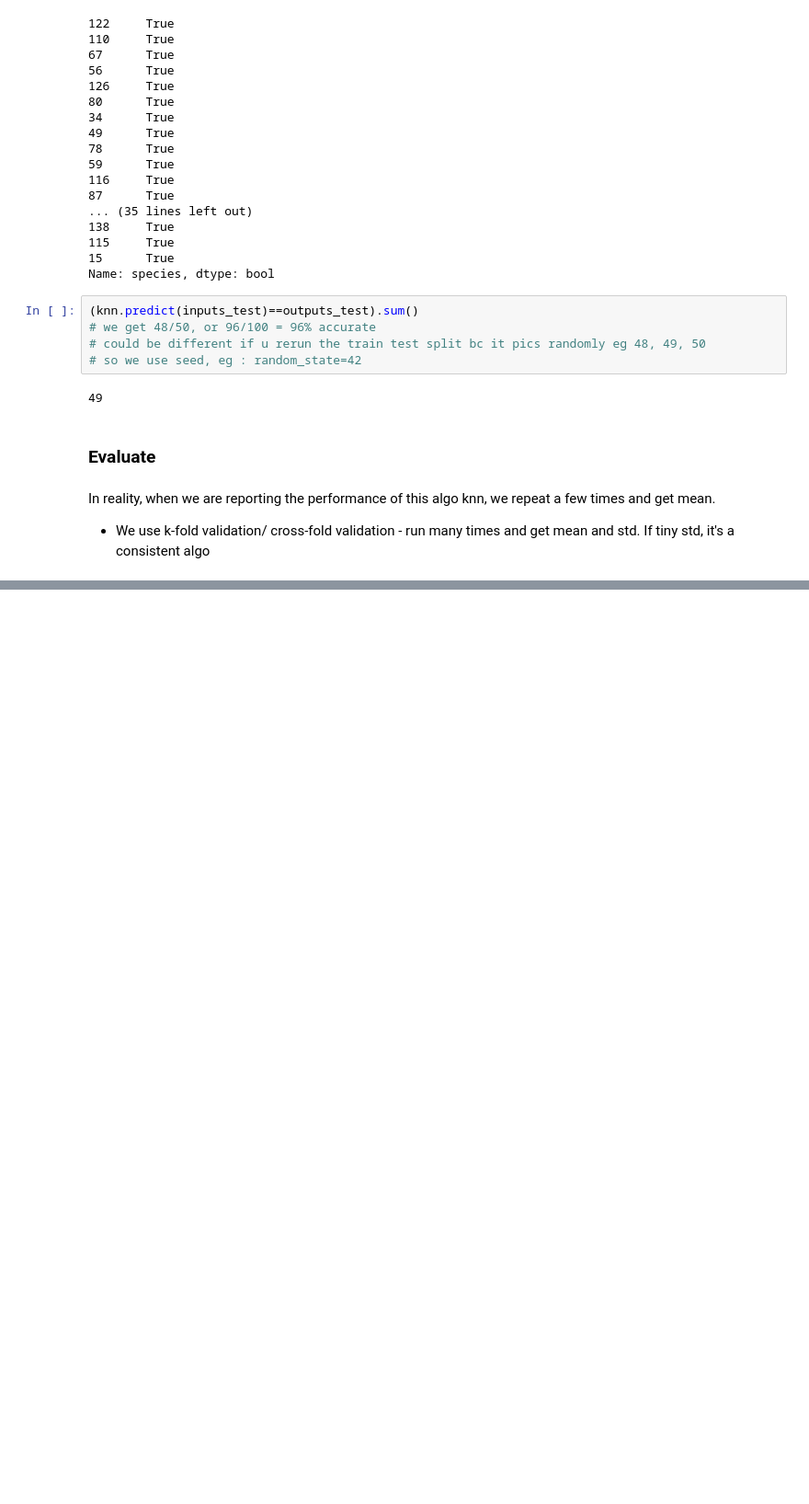
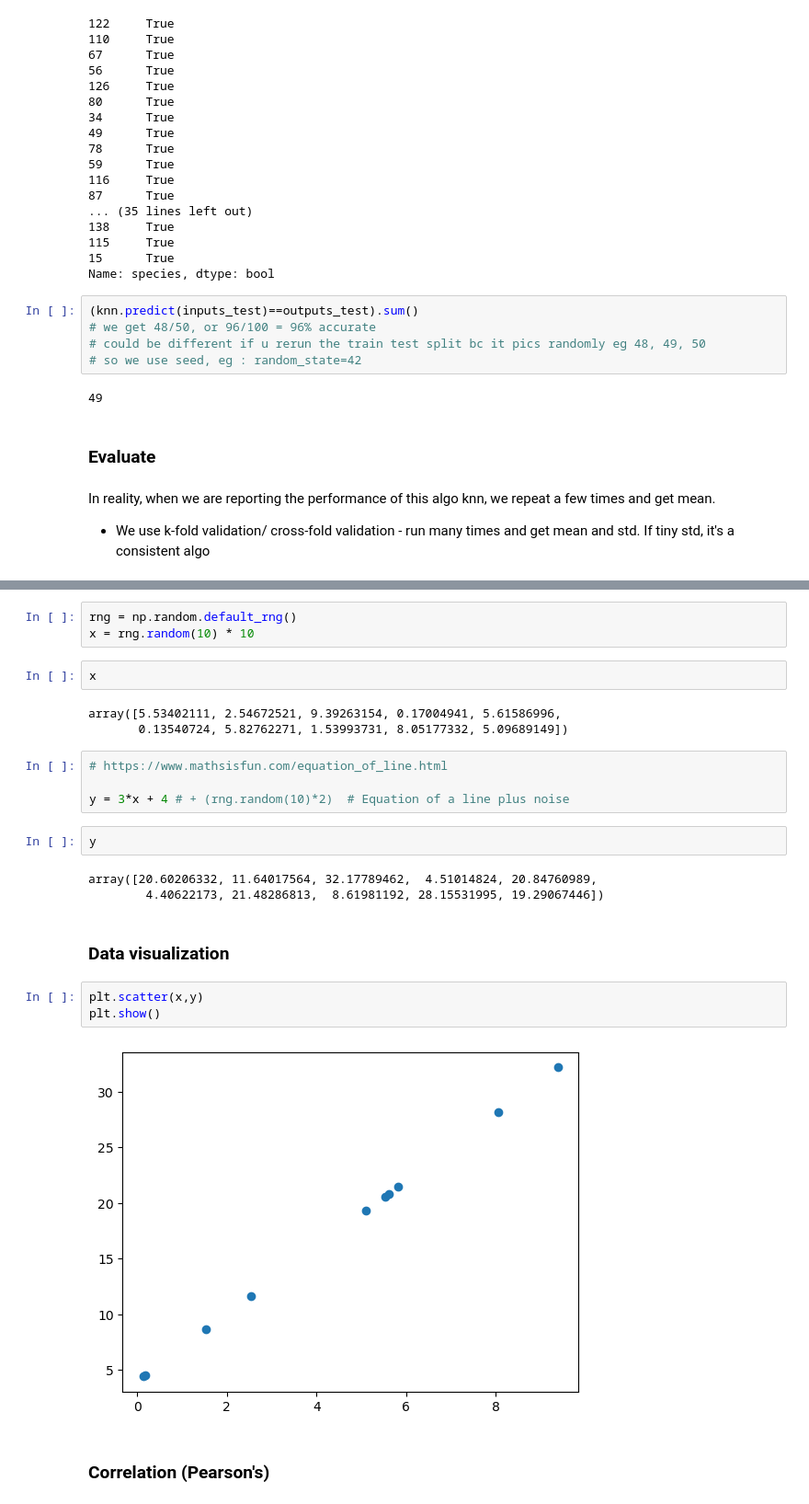
Before and after one commit to nurbujang/myworkw23, a Jupyter notebook: sklearn.ipynb, the cells around one changed output, grey strips where cells are left out. Shown at 92% size. Drawn from its saved outputs; the diff is of its cells as text; blank space fills up the shorter version.

Commit message:
correlation regression

```diff
--- a/sklearn.ipynb
+++ b/sklearn.ipynb
@@ -333,0 +355,26 @@ In reality, when we are reporting the performance of this algo knn, we repeat a
+# %%
+rng = np.random.default_rng()
+x = rng.random(10) * 10
+# %%
+x
+# %% [output]
+array([5.53402111, 2.54672521, 9.39263154, 0.17004941, 5.61586996,
+       0.13540724, 5.82762271, 1.53993731, 8.05177332, 5.09689149])
+# %%
+# https://www.mathsisfun.com/equation_of_line.html
+
+y = 3*x + 4 # + (rng.random(10)*2)  # Equation of a line plus noise
+# %%
+y
+# %% [output]
+array([20.60206332, 11.64017564, 32.17789462,  4.51014824, 20.84760989,
+        4.40622173, 21.48286813,  8.61981192, 28.15531995, 19.29067446])
+# %% [markdown]
+### Data visualization
+# %%
+plt.scatter(x,y)
+plt.show()
+# %% [output]
+[figure, added]
+# %% [markdown]
+### Correlation (Pearson's)
```
Also changed, not shown: parts of 60 cells of this notebook.
